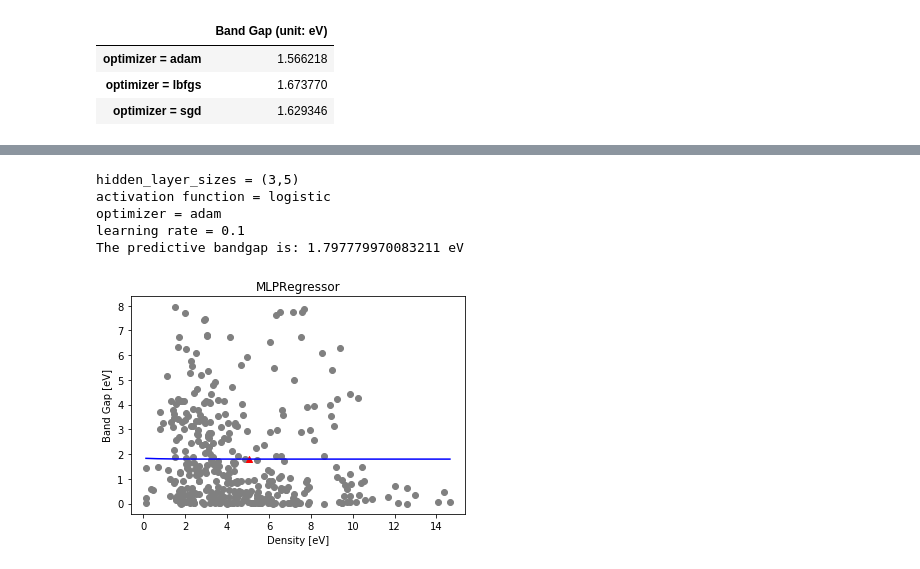
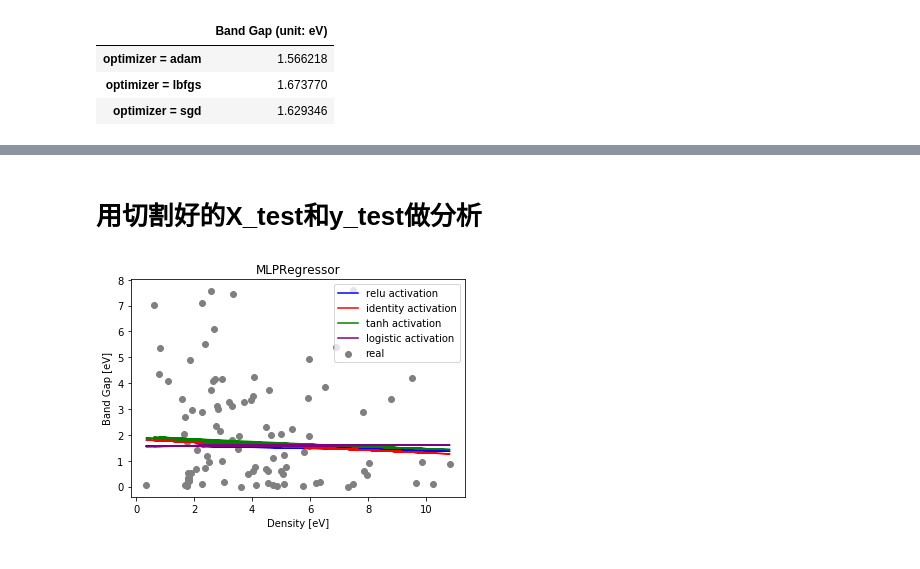
Before and after one commit to Jason-HYCheng/2020_Materials_ML, a Jupyter notebook: HW3/mpp.ipynb, the cells around one changed output, grey strips where cells are left out. Saved outputs shown, nothing was run; the diff lists cells and outputs as text; code cells hidden in the pictures.

```diff
--- a/HW3/mpp.ipynb
+++ b/HW3/mpp.ipynb
@@ -358,26 +326,32 @@ Increase the number of iterations (max_iter) or scale the data as shown in:
-# %%
-# best settings and result that the predictive band gap is closer to the calculated one in the testing data
-mlpr = MLPRegressor(hidden_layer_sizes=(opt[1], opt[2]), activation=opt[3], solver=opt[4], alpha=0.0001, batch_size='auto', learning_rate_init=opt[5], max_iter=10000, random_state=497)
-mlpr.fit(X_train, y_train)
-y_pred = mlpr.predict(test)
-print("hidden_layer_sizes = (" + str(opt[1]) + "," + str(opt[2]) + ")")
-print("activation function = " + str(opt[3]))
-print("optimizer = " + str(opt[4]))
-print("learning rate = " + str(opt[5]))
-print("The predictive bandgap is: " + str(float(y_pred)) + " eV")
-X_grid = np.arange(min(X_train), max(X_train), 0.01)
-X_grid = X_grid.reshape(len(X_grid), 1)
-plt.scatter(X_train, y_train, color = 'gray')
-plt.plot(X_grid, mlpr.predict(X_grid), color='blue')
-plt.title('MLPRegressor')
-plt.xlabel('Density [eV]')
-plt.ylabel('Band Gap [eV]')
-plt.scatter(test, y_pred, marker='^', color='red')
-plt.show()
-# %% [output]
-hidden_layer_sizes = (3,5)
-activation function = logistic
-optimizer = adam
-learning rate = 0.1
-The predictive bandgap is: 1.797779970083211 eV
-[figure, removed]
+# %% [markdown]
+# 用切割好的X_test和y_test做分析
+# %%
+# Only change the activation function
+y_pred = []
+mlpr1 =  MLPRegressor(hidden_layer_sizes=(5, 3), activation='relu', solver='adam', alpha=0.0001, batch_size='auto', learning_rate_init=0.001, max_iter=10000, random_state=497)
+mlpr1.fit(X_train, y_train)
+y_pred.append(mlpr1.predict(X_test))
+mlpr2 =  MLPRegressor(hidden_layer_sizes=(5, 3), activation='identity', solver='adam', alpha=0.0001, batch_size='auto', learning_rate_init=0.001, max_iter=10000, random_state=497)
+mlpr2.fit(X_train, y_train)
+y_pred.append(mlpr2.predict(X_test))
+mlpr3 =  MLPRegressor(hidden_layer_sizes=(5, 3), activation='tanh', solver='adam', alpha=0.0001, batch_size='auto', learning_rate_init=0.001, max_iter=10000, random_state=497)
+mlpr3.fit(X_train, y_train)
+y_pred.append(mlpr3.predict(X_test))
+mlpr4 =  MLPRegressor(hidden_layer_sizes=(5, 3), activation='logistic', solver='adam', alpha=0.0001, batch_size='auto', learning_rate_init=0.001, max_iter=10000, random_state=497)
+mlpr4.fit(X_train, y_train)
+y_pred.append(mlpr4.predict(X_test))
+#print("The predictive bandgap by MLPRegressor is: ",y_pred)
+X_grid = np.arange(min(X_train), max(X_train), 0.01)
+X_grid = X_grid.reshape(len(X_grid), 1)
+plt.scatter(X_test, y_test, color = 'gray', label='real')
+plt.plot(X_test, y_pred[0], color='blue', label='relu activation')
+plt.plot(X_test, y_pred[1], color='red', label='identity activation')
+plt.plot(X_test, y_pred[2], color='green', label='tanh activation')
+plt.plot(X_test, y_pred[3], color='purple', label='logistic activation')
+plt.title('MLPRegressor')
+plt.xlabel('Density [eV]')
+plt.ylabel('Band Gap [eV]')
+plt.legend(loc='upper right')
+plt.show()
+# %% [output]
+[figure, added]
```
Also changed, not shown: parts of 5 cells of this notebook, 2 other files.
